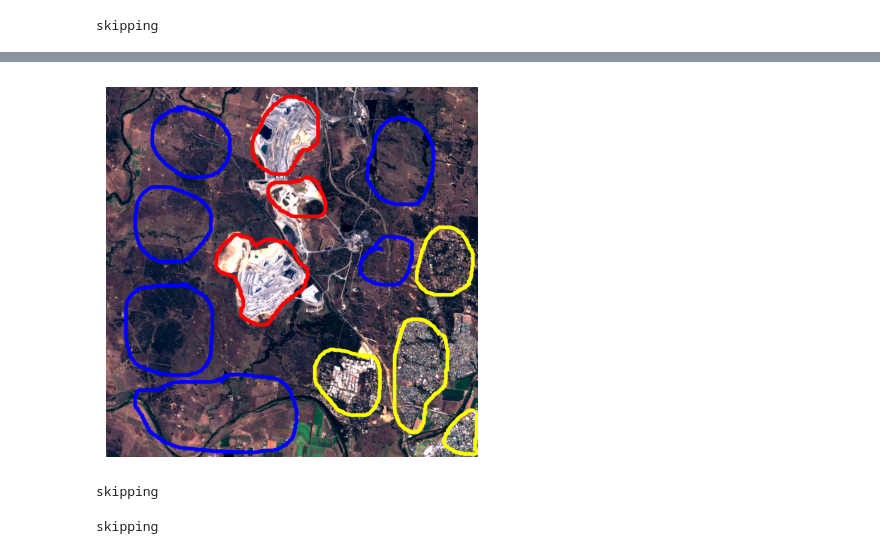
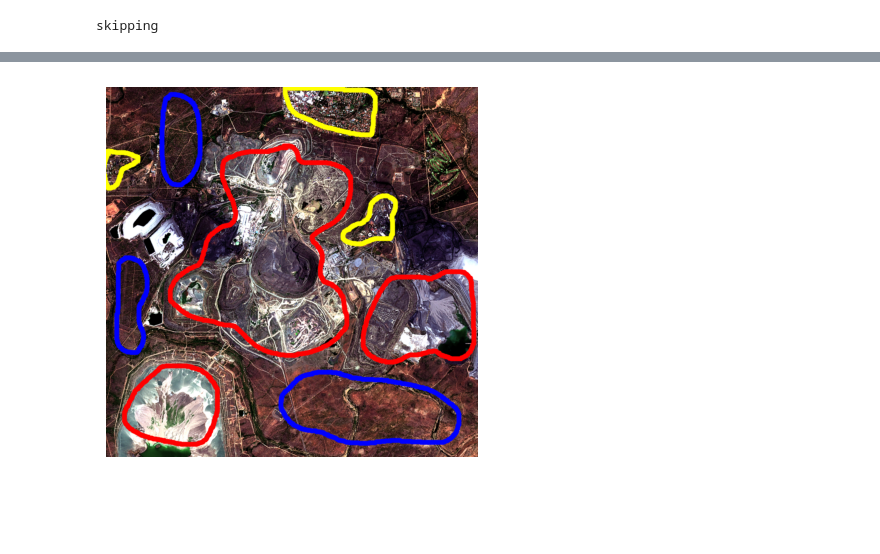
Before and after one commit to realtechsupport/nudge-x, a Jupyter notebook: notebooks/urban_mining.ipynb, the cells around one changed output, grey strips where cells are left out. Cells and saved outputs as stored; diff of their text form; code cells hidden in the pictures; blank space fills up the shorter version.

Commit message:
better separation of urban from mining areas

```diff
--- a/notebooks/urban_mining.ipynb
+++ b/notebooks/urban_mining.ipynb
@@ -35,51 +36,3 @@ Drive already mounted at /content/drive; to attempt to forcibly remount, call dr
-# %%
-# In addition to the multi-band (see below) geotif, supply an annoted rgb image of the same dimensions
-# Use any photo editor to create the outlines. Size and shape not critical.
-# Color is critical. Ensure same rgb codes in sample outline and variables below.
-
-image_filename = "RixCreekOpenCutMine_urban_mining_2024-12-29_rgb_outlines.png"
-image_path = ext_datapath + image_filename
-try:
-    img = imageio.imread(image_path)
-    plt.imshow(img); plt.axis('off'); plt.show()
-except Exception as e:
-    print(f"An error occurred: {e}")
-# %% [output]
-[figure, old version]
-# %%
- %%script echo skipping
-"""
-Urban / mining classifier using positive + negative scribble samples,
-for a 10-band Sentinel-2 GeoTIFF (in this order):
-
-    band 1: B02  (blue,  10 m)
-    band 2: B03  (green, 10 m)
-    band 3: B04  (red,   10 m)
-    band 4: B05  (red-edge 1, 20 m resampled to 10 m)
-    band 5: B06  (red-edge 2, 20 m -> 10 m)
-    band 6: B07  (red-edge 3, 20 m -> 10 m)
-    band 7: B08  (NIR broad, 10 m)
-    band 8: B8A  (NIR narrow,20 m -> 10 m)
-    band 9: B11  (SWIR1, 20 m -> 10 m)
-    band10: B12  (SWIR2, 20 m -> 10 m)
-
-Inputs
-------
-1) MULTIBAND_PATH : path to the 10-band GeoTIFF above
-2) SAMPLES_PATH   : RGB image, same HxW as GeoTIFF, with scribbles:
-       - mining : one or more colors in MINING_COLORS
-       - urban  : one or more colors in URBAN_COLORS
-       - neg    : one or more colors in NEGATIVE_COLORS
-         (neg = "neither mining nor urban")
-
-Outputs (OUT_PREFIX = MULTIBAND_PATH basename)
-----------------------------------------------
-- OUT_PREFIX_mining_mask.(tif|png)
-- OUT_PREFIX_urban_mask.(tif|png)
-- OUT_PREFIX_overlay.png   (NIR background, mining=red, urban=yellow)
-"""
-# %% [output]
-skipping
 # %%
 %%capture
 !pip install rasterio
@@ -97,17 +51,17 @@ from scipy import ndimage as ndi
 from urban_mining_helper import *
-# %%
- %%script echo skipping
-'''
-To reduce false positives:
-- Increase MIN_PRECISION_MINING / MIN_PRECISION_URBAN (e.g. 0.9 / 0.9).
-- Increase NEG_DILATE (wider exclusion around blue scribbles).
-- Set MAX_DIST_PX_* to something like 200–300 to keep mine/urban near your scribbles.
-- Tighten MINING_NDVI_MAX and URBAN_NDVI_MAX to strip vegetation.
-
-If you start missing real mine/urban pixels:
-- Lower the precision floors slightly.
-- Reduce NEG_DILATE or MAX_DIST_PX_*.
-- Relax the NDVI/NDBI gates.
-'''
-# %% [output]
-skipping
+# %%
+# In addition to the multi-band (see below) geotif, supply an annoted rgb image of the same dimensions
+# Use any photo editor to create the outlines. Size and shape not critical.
+# Color is critical. Ensure same rgb codes in sample outline and variables below.
+
+#image_filename = "RixCreekOpenCutMine_urban_mining_2024-12-29_rgb_outlines.png"
+image_filename = "LoolekopPipePalaboraMine_urban_mining_2024-11-18_outlines_mb3.png"
+
+image_path = ext_datapath + image_filename
+try:
+    img = imageio.imread(image_path)
+    plt.imshow(img); plt.axis('off'); plt.show()
+except Exception as e:
+    print(f"An error occurred: {e}")
+# %% [output]
+[figure, new version]
```
Also changed, not shown: parts of 8 cells of this notebook, 1 other file.
